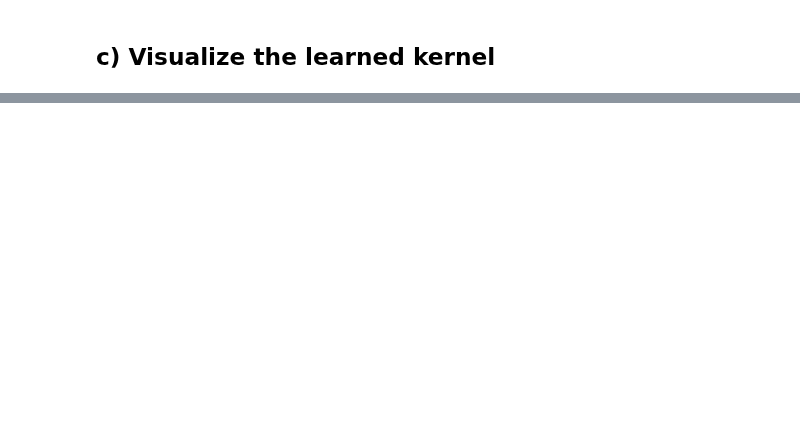
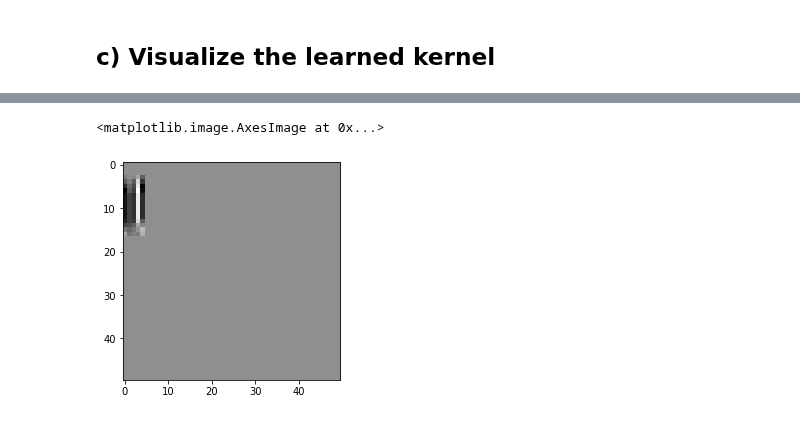
Before and after one commit to hekrause/htwg_mldl, a Jupyter notebook: Uebungen/Uebung06/Notebooks/CNN.ipynb, the cells around one changed output, grey strips where cells are left out. Saved outputs shown, nothing was run; the diff lists cells and outputs as text; code cells hidden in the pictures; blank space fills up the shorter version.

```diff
--- a/Uebungen/Uebung06/Notebooks/CNN.ipynb
+++ b/Uebungen/Uebung06/Notebooks/CNN.ipynb
@@ -114,0 +156,13 @@ for j in range(cols):
+# %%
+from scipy import signal
+
+conv_layer = model.layers[0]
+filters, biases = conv_layer.get_weights()
+f = filters[:, :, 0, 0]
+index = np.where(y0 == 1)[0][0]
+img = x0[index, :, :, 0]
+grad = signal.convolve2d(img, f, boundary='symm', mode='same')
+plt.imshow(grad, cmap='gray')
+# %% [output]
+<matplotlib.image.AxesImage at 0x...>
+[figure, added]
```
Also changed, not shown: parts of 13 cells of this notebook.
